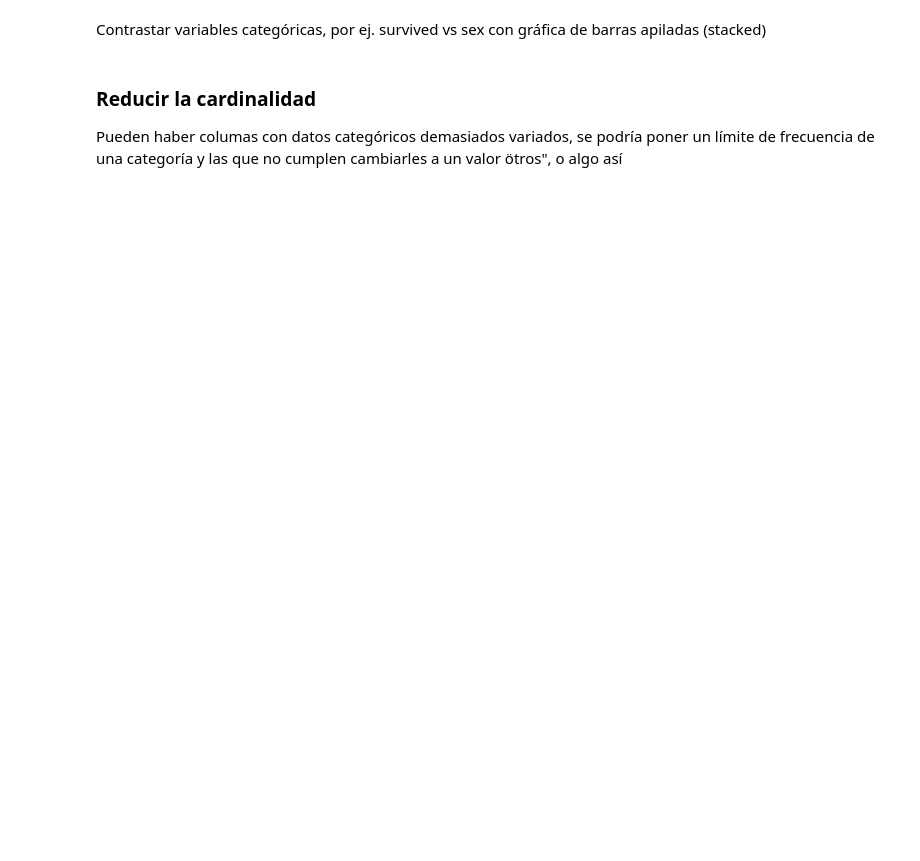
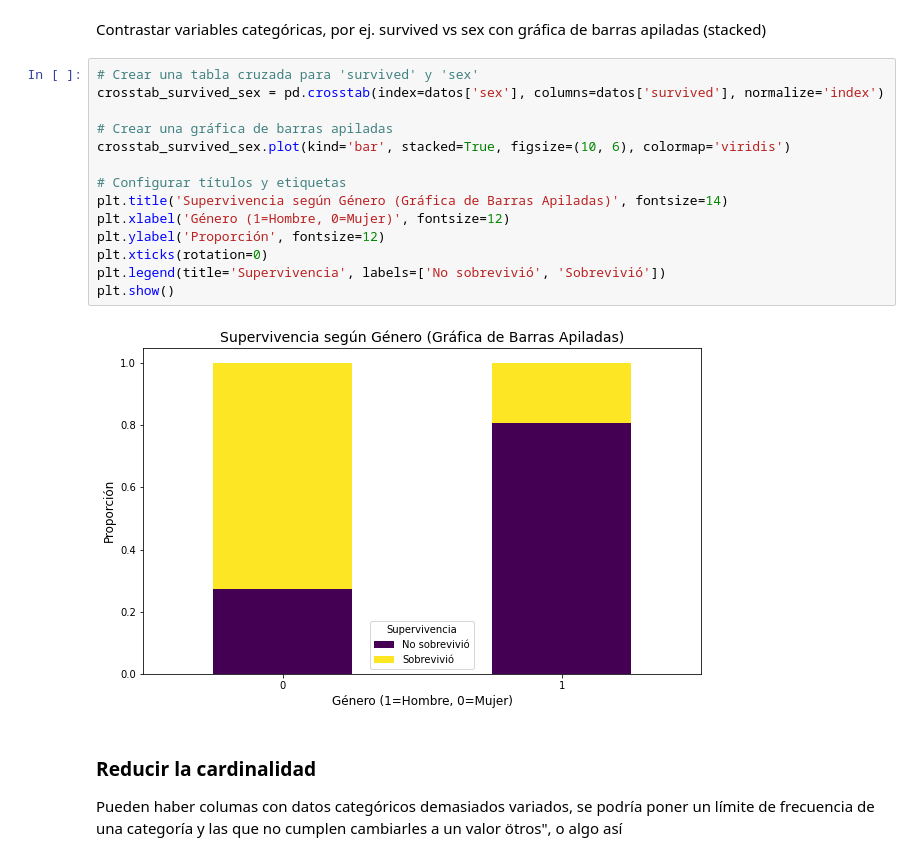
Before and after one commit to FabianKel/HT1-DM, a Jupyter notebook: 03-Vida_facil.ipynb, the cells around one changed output. Drawn from its saved outputs; the diff is of its cells as text; blank space fills up the shorter version.

```diff
--- a/03-Vida_facil.ipynb
+++ b/03-Vida_facil.ipynb
@@ -246,5 +286,21 @@ Realizar gráficas de barras ej. de survived, sex
 # %% [markdown]
 Contrastar variables categóricas, por ej. survived vs sex con gráfica de barras apiladas (stacked)
+# %%
+# Crear una tabla cruzada para 'survived' y 'sex'
+crosstab_survived_sex = pd.crosstab(index=datos['sex'], columns=datos['survived'], normalize='index')
+
+# Crear una gráfica de barras apiladas
+crosstab_survived_sex.plot(kind='bar', stacked=True, figsize=(10, 6), colormap='viridis')
+
+# Configurar títulos y etiquetas
+plt.title('Supervivencia según Género (Gráfica de Barras Apiladas)', fontsize=14)
+plt.xlabel('Género (1=Hombre, 0=Mujer)', fontsize=12)
+plt.ylabel('Proporción', fontsize=12)
+plt.xticks(rotation=0)
+plt.legend(title='Supervivencia', labels=['No sobrevivió', 'Sobrevivió'])
+plt.show()
+# %% [output]
+[figure, added]
 # %% [markdown]
 ### Reducir la cardinalidad
 
```
Also changed, not shown: parts of 15 cells of this notebook, 3 other files.
